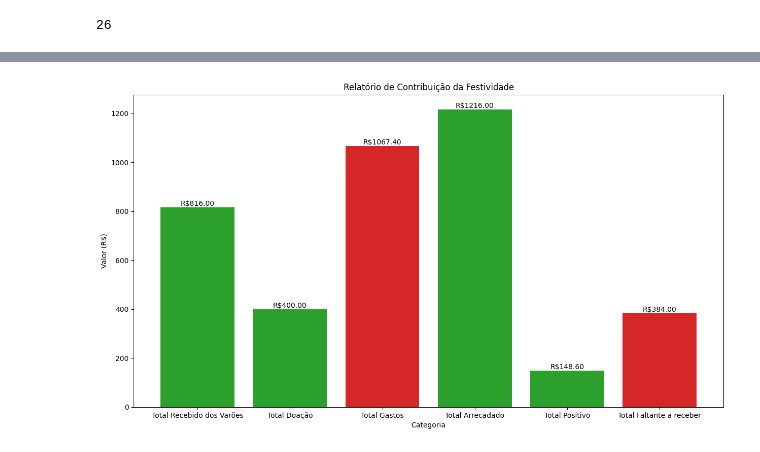
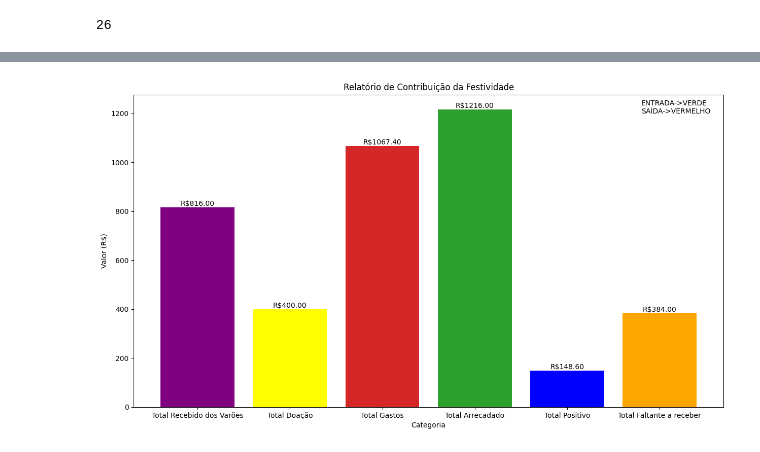
Before and after one commit to lucass235/Relatorio_De_Presen-a_Do_Ensaio_Dos_Varoes_da_ADSeara, a Jupyter notebook: scripts/relatorio_contribuicao_festividade.ipynb, the cells around one changed output, grey strips where cells are left out. Cells and saved outputs as stored; diff of their text form; code cells hidden in the pictures.

Commit message:
ajuste imagem

```diff
--- a/scripts/relatorio_contribuicao_festividade.ipynb
+++ b/scripts/relatorio_contribuicao_festividade.ipynb
@@ -98,18 +98,19 @@ total_faltante = float(df['coluna2'][25].replace('R$', '').replace('.', '').repl
 # %%
 valores =[ total_recebido_dos_varoes, total_doacao, total_gastos, total_arrecadado, total_positivo, total_faltante]
 etiquetas = ['Total Recebido dos Varões', 'Total Doação', 'Total Gastos', 'Total Arrecadado', 'Total Positivo', 'Total Faltante a receber']
 
 plt.figure(figsize=(15,8))
-grafico = plt.bar(etiquetas, valores, color=['#2ca02c', '#2ca02c', '#d62728', '#2ca02c', '#2ca02c', '#d62728'])
+grafico = plt.bar(etiquetas, valores, color=['purple', 'yellow', '#d62728', '#2ca02c', 'blue', 'orange'])
 plt.title('Relatório de Contribuição da Festividade')
 plt.xlabel('Categoria')
 plt.ylabel('Valor (R$)')
 for barra in grafico:
     altura = barra.get_height()
     plt.text(barra.get_x() + barra.get_width() / 2, altura, f'R${altura:.2f}', ha='center', va='bottom')
+plt.text(4.8, 1200, 'Entrada->Verde\nSaída->Vermelho'.upper(), ha='left', fontsize=10)
 plt.savefig('../img/reports/contribuicao_festividade.png')
 plt.show()
 # %% [output]
-[figure, old version]
+[figure, new version]
 # %%
 #salvar imagem
```
Also changed, not shown: 1 other file.
